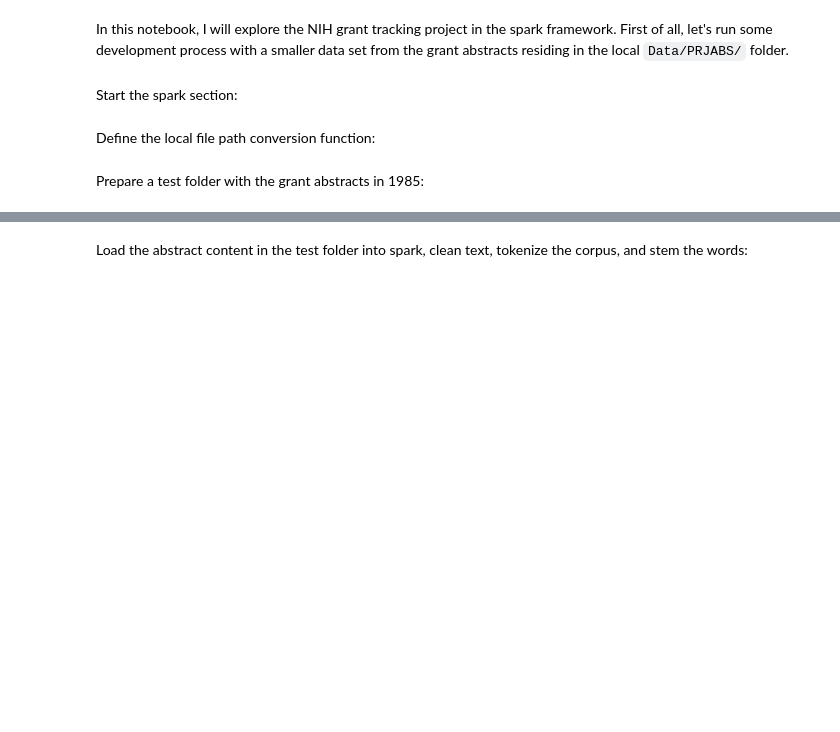
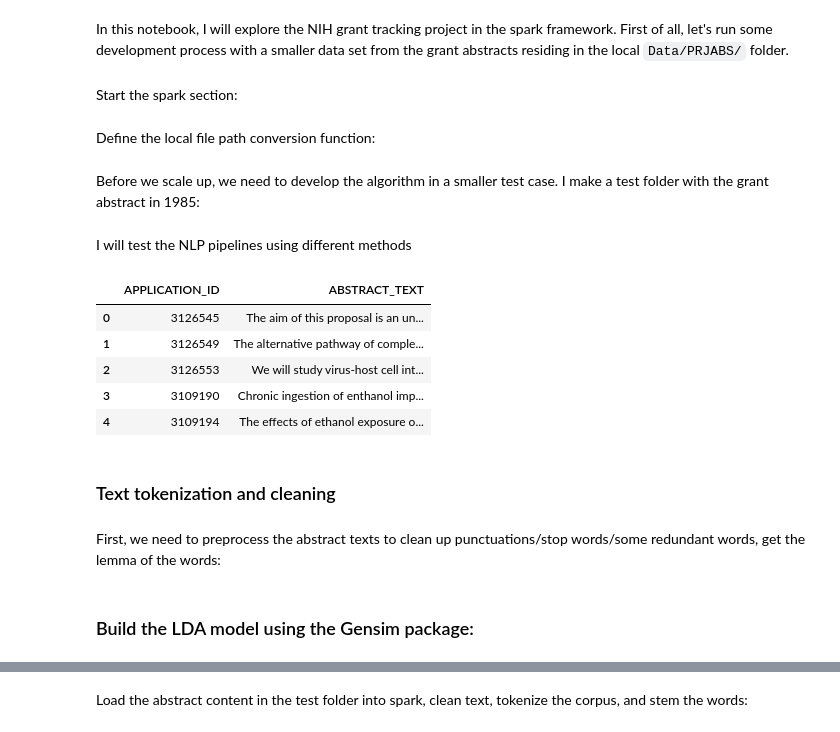
Before and after one commit to camalot2011/showcases, a Jupyter notebook: grant_tracking/grant_tracking_spark.ipynb, the cells around one changed output, grey strips where cells are left out. Cells and saved outputs as stored; diff of their text form; code cells hidden in the pictures; blank space fills up the shorter version.

```diff
--- a/grant_tracking/grant_tracking_spark.ipynb
+++ b/grant_tracking/grant_tracking_spark.ipynb
@@ -36,8 +36,8 @@ Define the local file path conversion function:
 # %%
 def localpath(path):
     return 'file://' + os.path.join(os.path.abspath(os.path.curdir), path)
-# %% [markdown]
-Prepare a test folder with the grant abstracts in 1985:
+# %% [markdown]
+Before we scale up, we need to develop the algorithm in a smaller test case. I make a test folder with the grant abstract in 1985:
 # %%
 from shutil import copyfile
 if os.path.exists('Data/test/'):
@@ -49,0 +50,19 @@ if os.path.exists('Data/test/'):
+# %% [markdown]
+I will test the NLP pipelines using different methods
+# %%
+proj_ABS = pd.read_csv(os.path.join('Data/test/',os.listdir('Data/test/')[0]),
+                       header = 0,
+                       dtype = {'APPLICATION_ID': str,'ABSTRACT_TEXT': str},
+                       engine = 'python')
+proj_ABS.head()
+# %% [output]
+|  | APPLICATION_ID | ABSTRACT_TEXT |
+| 0 | 3126545 | The aim of this proposal is an un... |
+| 1 | 3126549 | The alternative pathway of comple... |
+| 2 | 3126553 | We will study virus-host cell int... |
+| 3 | 3109190 | Chronic ingestion of enthanol imp... |
+| 4 | 3109194 | The effects of ethanol exposure o... |
+# %% [markdown]
+### Text tokenization and cleaning
+# %% [markdown]
+First, we need to preprocess the abstract texts to clean up punctuations/stop words/some redundant words, get the lemma of the words:
@@ -49,0 +119,2 @@ if os.path.exists('Data/test/'):
+# %% [markdown]
+### Build the LDA model using the Gensim package:
```
Also changed, not shown: parts of 34 cells of this notebook.
